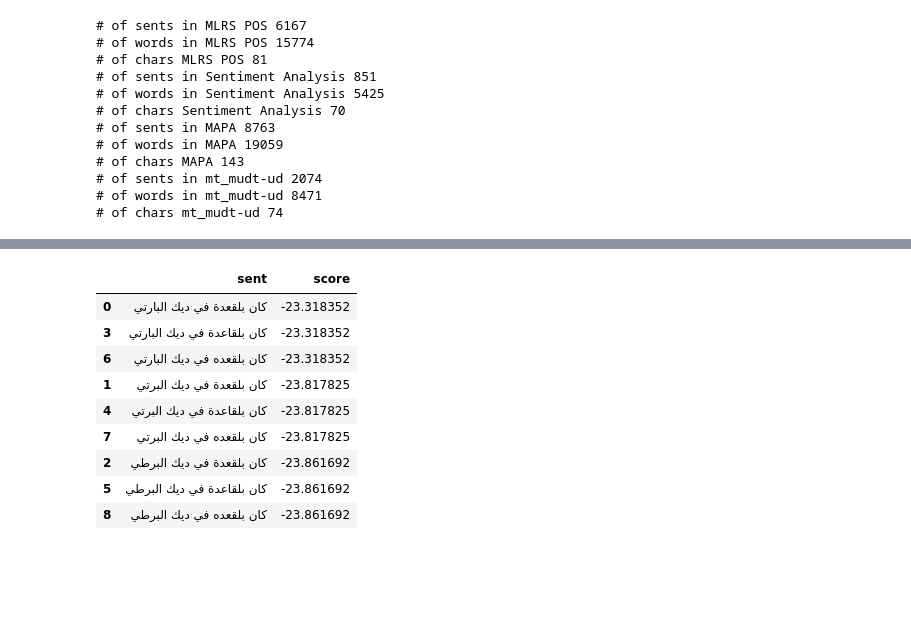
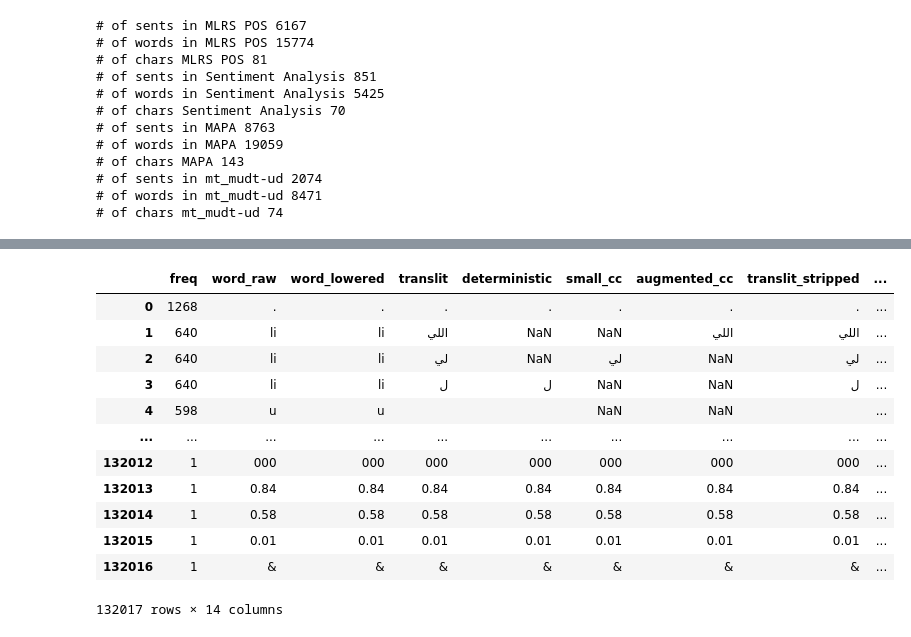
Before and after one commit to MLRS/malti, a Jupyter notebook: malti2arabi_fst.ipynb, the cells around one changed output, grey strips where cells are left out. Drawn from its saved outputs; the diff is of its cells as text; code cells hidden in the pictures; blank space fills up the shorter version.

```diff
--- a/malti2arabi_fst.ipynb
+++ b/malti2arabi_fst.ipynb
@@ -347,15 +409,0 @@ sentout = translit_sent("kien bilqiegħda f'dik il-parti")
-# %%
-dfsentout = pd.DataFrame({'sent':sentout})
-dfsentout['score'] = dfsentout['sent'].apply(wordmodel.score)
-dfsentout.sort_values('score',ascending=False)
-# %% [output]
-|  | sent | score |
-| 0 | كان بلقعدة في ديك البارتي | -23.318352 |
-| 3 | كان بلقاعدة في ديك البارتي | -23.318352 |
-| 6 | كان بلقعده في ديك البارتي | -23.318352 |
-| 1 | كان بلقعدة في ديك البرتي | -23.817825 |
-| 4 | كان بلقاعدة في ديك البرتي | -23.817825 |
-| 7 | كان بلقعده في ديك البرتي | -23.817825 |
-| 2 | كان بلقعدة في ديك البرطي | -23.861692 |
-| 5 | كان بلقاعدة في ديك البرطي | -23.861692 |
-| 8 | كان بلقعده في ديك البرطي | -23.861692 |
@@ -361,0 +415,16 @@ dfsentout.sort_values('score',ascending=False)
+# %%
+sa_translit
+# %% [output]
+|  | freq | word_raw | word_lowered | translit | deterministic | small_cc | augmented_cc | translit_stripped | ... |
+| 0 | 1268 | . | . | . | . | . | . | . | ... |
+| 1 | 640 | li | li | اللي | NaN | NaN | اللي | اللي | ... |
+| 2 | 640 | li | li | لي | NaN | لي | NaN | لي | ... |
+| 3 | 640 | li | li | ل | ل | NaN | NaN | ل | ... |
+| 4 | 598 | u | u |  |  | NaN | NaN |  | ... |
+| ... | ... | ... | ... | ... | ... | ... | ... | ... | ... |
+| 132012 | 1 | 000 | 000 | 000 | 000 | 000 | 000 | 000 | ... |
+| 132013 | 1 | 0.84 | 0.84 | 0.84 | 0.84 | 0.84 | 0.84 | 0.84 | ... |
+| 132014 | 1 | 0.58 | 0.58 | 0.58 | 0.58 | 0.58 | 0.58 | 0.58 | ... |
+| 132015 | 1 | 0.01 | 0.01 | 0.01 | 0.01 | 0.01 | 0.01 | 0.01 | ... |
+| 132016 | 1 | & | & | & | & | & | & | & | ... |
+132017 rows × 14 columns
```
Also changed, not shown: parts of 13 cells of this notebook, 4 other files.
